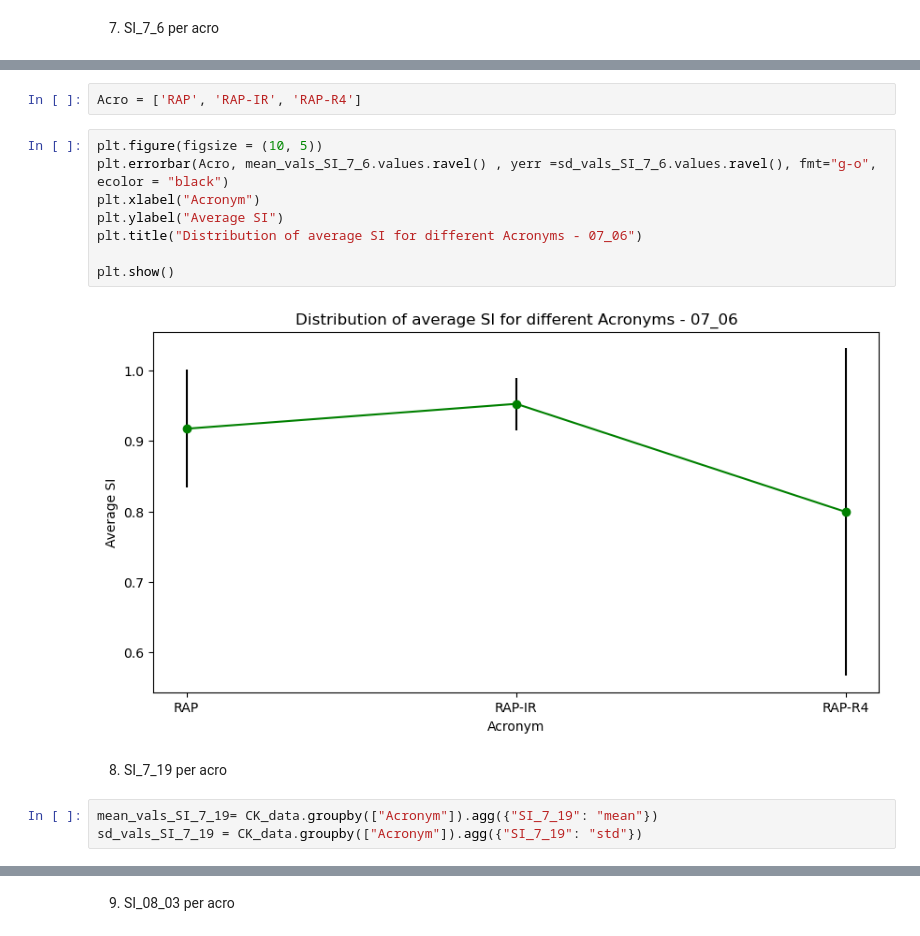
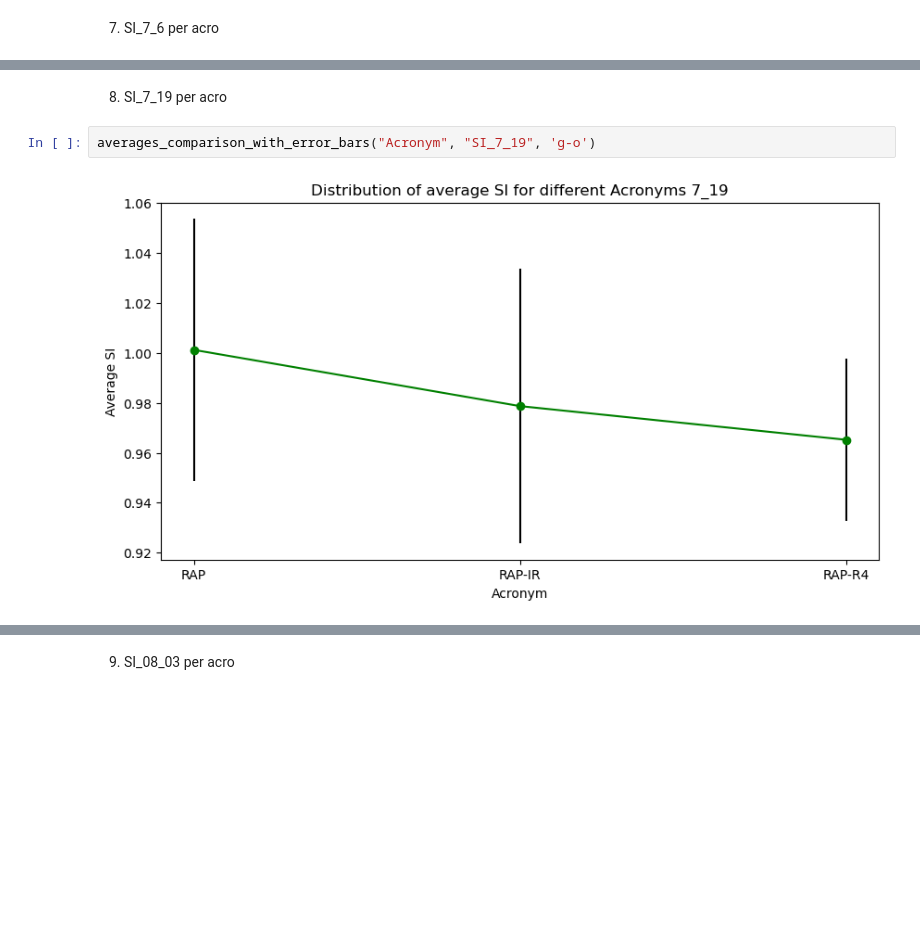
Before and after one commit to Gayara-Fernando/Summer_misc, a Jupyter notebook: Plots.ipynb, the cells around one changed output, grey strips where cells are left out. Cells and saved outputs as stored; diff of their text form; blank space fills up the shorter version.

```diff
--- a/Plots.ipynb
+++ b/Plots.ipynb
@@ -436,17 +383,6 @@ mean_vals_SI_7_6.values, sd_vals_SI_7_6.values
-# %%
-Acro = ['RAP', 'RAP-IR', 'RAP-R4']
-# %%
-plt.figure(figsize = (10, 5))
-plt.errorbar(Acro, mean_vals_SI_7_6.values.ravel() , yerr =sd_vals_SI_7_6.values.ravel(), fmt="g-o", ecolor = "black")
-plt.xlabel("Acronym")
-plt.ylabel("Average SI")
-plt.title("Distribution of average SI for different Acronyms - 07_06")
-
-plt.show()
-# %% [output]
-[figure, removed]
 # %% [markdown]
 8. SI_7_19 per acro
 # %%
-mean_vals_SI_7_19= CK_data.groupby(["Acronym"]).agg({"SI_7_19": "mean"})
-sd_vals_SI_7_19 = CK_data.groupby(["Acronym"]).agg({"SI_7_19": "std"})
+averages_comparison_with_error_bars("Acronym", "SI_7_19", 'g-o')
+# %% [output]
+[figure, added]
```
Also changed, not shown: parts of 60 cells of this notebook.
